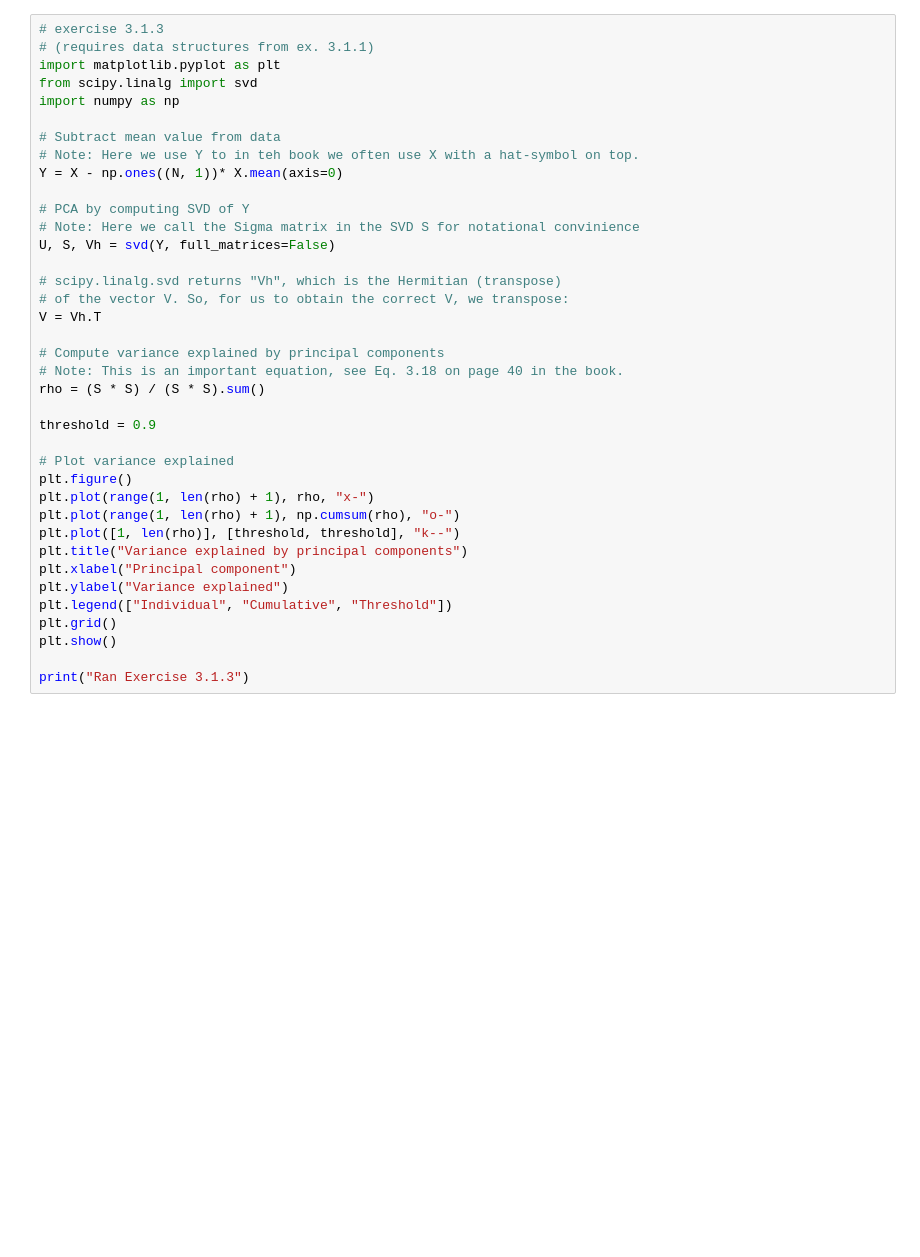
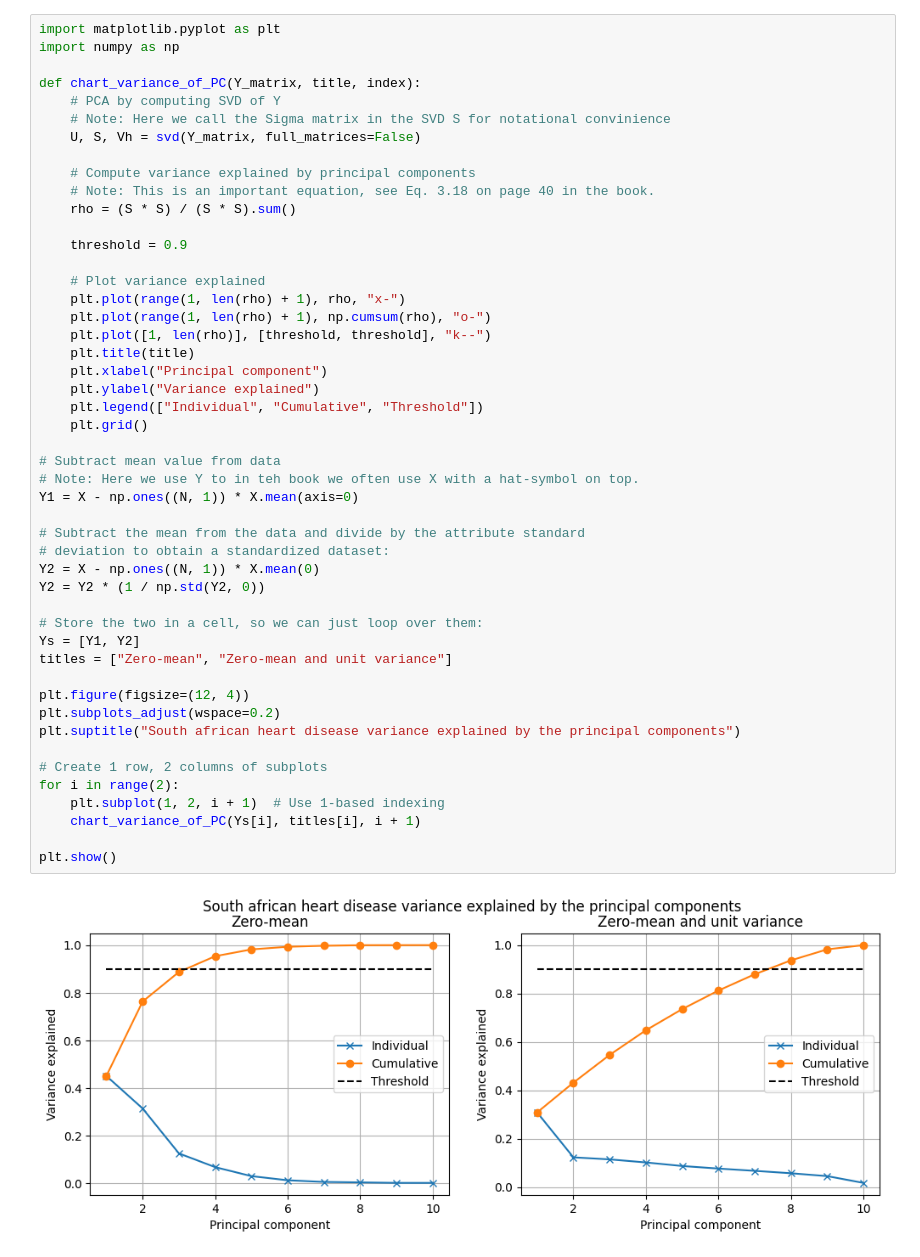
Before and after one commit to KostyalBalint/Intro-to-MI-Project_1, a Jupyter notebook: pca.ipynb, the cells around one changed output. Cells and saved outputs as stored; diff of their text form; blank space fills up the shorter version.

```diff
--- a/pca.ipynb
+++ b/pca.ipynb
@@ -45,38 +56,50 @@ N = len(X)
 # %%
-# exercise 3.1.3
-# (requires data structures from ex. 3.1.1)
 import matplotlib.pyplot as plt
-from scipy.linalg import svd
 import numpy as np
+
+def chart_variance_of_PC(Y_matrix, title, index):
+    # PCA by computing SVD of Y
+    # Note: Here we call the Sigma matrix in the SVD S for notational convinience
+    U, S, Vh = svd(Y_matrix, full_matrices=False)
+
+    # Compute variance explained by principal components
+    # Note: This is an important equation, see Eq. 3.18 on page 40 in the book.
+    rho = (S * S) / (S * S).sum()
+
+    threshold = 0.9
+
+    # Plot variance explained
+    plt.plot(range(1, len(rho) + 1), rho, "x-")
+    plt.plot(range(1, len(rho) + 1), np.cumsum(rho), "o-")
+    plt.plot([1, len(rho)], [threshold, threshold], "k--")
+    plt.title(title)
+    plt.xlabel("Principal component")
+    plt.ylabel("Variance explained")
+    plt.legend(["Individual", "Cumulative", "Threshold"])
+    plt.grid()
 
 # Subtract mean value from data
 # Note: Here we use Y to in teh book we often use X with a hat-symbol on top.
-Y = X - np.ones((N, 1))* X.mean(axis=0)
+Y1 = X - np.ones((N, 1)) * X.mean(axis=0)
 
-# PCA by computing SVD of Y
-# Note: Here we call the Sigma matrix in the SVD S for notational convinience
-U, S, Vh = svd(Y, full_matrices=False)
+# Subtract the mean from the data and divide by the attribute standard
+# deviation to obtain a standardized dataset:
+Y2 = X - np.ones((N, 1)) * X.mean(0)
+Y2 = Y2 * (1 / np.std(Y2, 0))
 
-# scipy.linalg.svd returns "Vh", which is the Hermitian (transpose)
-# of the vector V. So, for us to obtain the correct V, we transpose:
-V = Vh.T
+# Store the two in a cell, so we can just loop over them:
+Ys = [Y1, Y2]
+titles = ["Zero-mean", "Zero-mean and unit variance"]
 
-# Compute variance explained by principal components
-# Note: This is an important equation, see Eq. 3.18 on page 40 in the book.
-rho = (S * S) / (S * S).sum()
+plt.figure(figsize=(12, 4))
+plt.subplots_adjust(wspace=0.2)
+plt.suptitle("South african heart disease variance explained by the principal components")
 
-threshold = 0.9
+# Create 1 row, 2 columns of subplots
+for i in range(2):
+    plt.subplot(1, 2, i + 1)  # Use 1-based indexing
+    chart_variance_of_PC(Ys[i], titles[i], i + 1)
 
-# Plot variance explained
-plt.figure()
-plt.plot(range(1, len(rho) + 1), rho, "x-")
-plt.plot(range(1, len(rho) + 1), np.cumsum(rho), "o-")
-plt.plot([1, len(rho)], [threshold, threshold], "k--")
-plt.title("Variance explained by principal components")
-plt.xlabel("Principal component")
-plt.ylabel("Variance explained")
-plt.legend(["Individual", "Cumulative", "Threshold"])
-plt.grid()
 plt.show()
-
-print("Ran Exercise 3.1.3")
+# %% [output]
+[figure, added]
```
Also changed, not shown: parts of 6 cells of this notebook, 1 other file.
